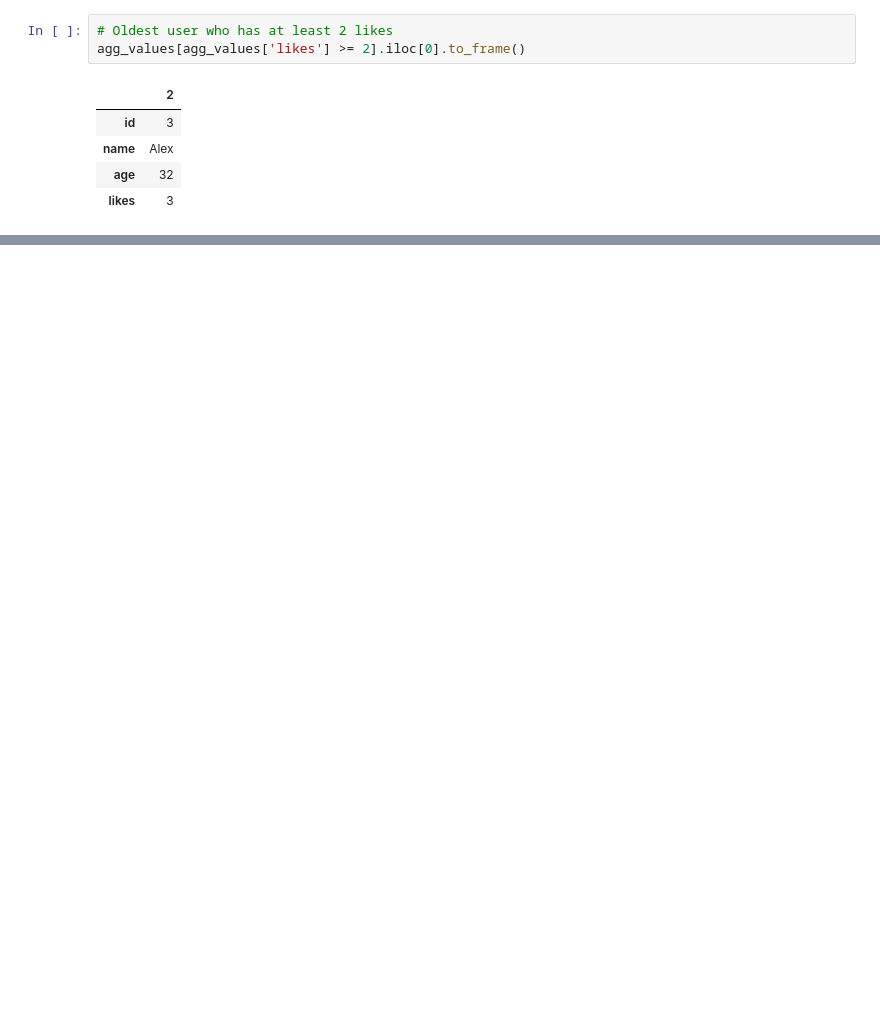
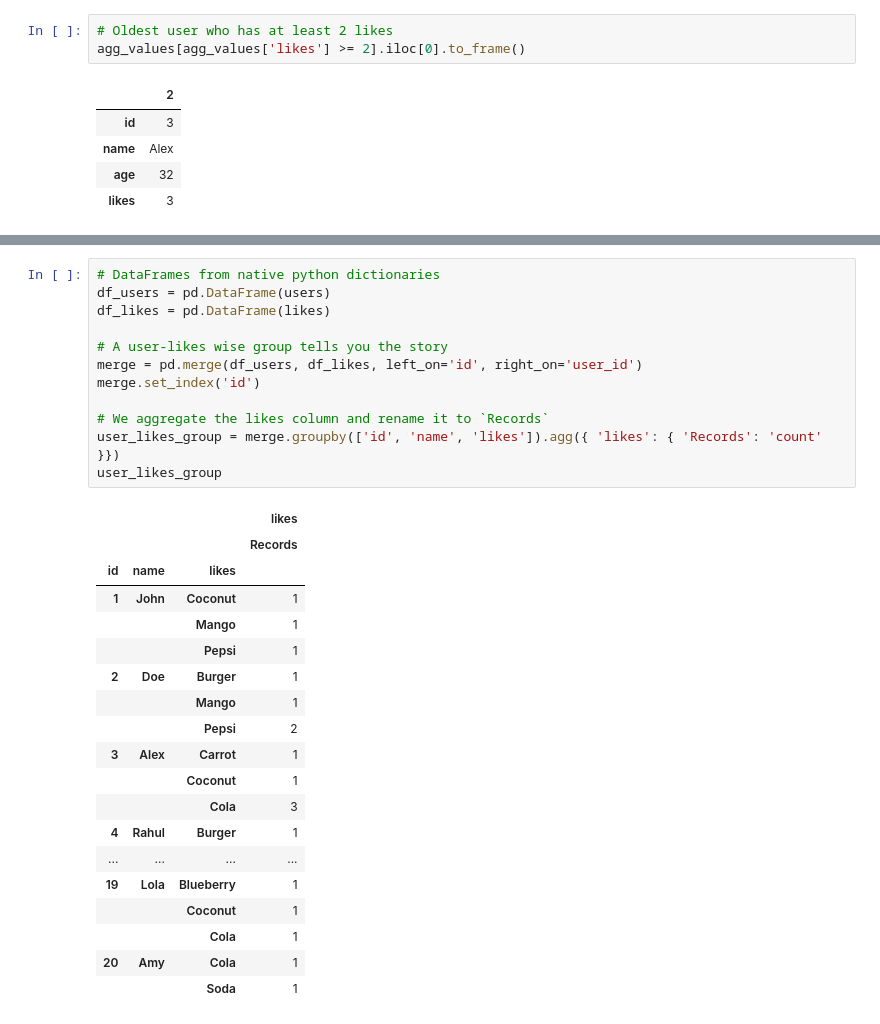
Before and after one commit to dragomirradev/python-data-analysis, a Jupyter notebook: 1-Working-with-relational-data-using-Pandas.ipynb, the cells around one changed output, grey strips where cells are left out. Cells and saved outputs as stored; diff of their text form; blank space fills up the shorter version.

```diff
--- a/1-Working-with-relational-data-using-Pandas.ipynb
+++ b/1-Working-with-relational-data-using-Pandas.ipynb
@@ -281,0 +389,32 @@ agg_values[agg_values['likes'] >= 2].iloc[0].to_frame()
+# %%
+# DataFrames from native python dictionaries
+df_users = pd.DataFrame(users)
+df_likes = pd.DataFrame(likes)
+
+# A user-likes wise group tells you the story
+merge = pd.merge(df_users, df_likes, left_on='id', right_on='user_id')
+merge.set_index('id')
+
+# We aggregate the likes column and rename it to `Records`
+user_likes_group = merge.groupby(['id', 'name', 'likes']).agg({ 'likes': { 'Records': 'count' }})
+user_likes_group
+# %% [output]
+|  |  |  | likes |
+|  |  |  | Records |
+| id | name | likes |  |
+| 1 | John | Coconut | 1 |
+|  |  | Mango | 1 |
+|  |  | Pepsi | 1 |
+| 2 | Doe | Burger | 1 |
+|  |  | Mango | 1 |
+|  |  | Pepsi | 2 |
+| 3 | Alex | Carrot | 1 |
+|  |  | Coconut | 1 |
+|  |  | Cola | 3 |
+| 4 | Rahul | Burger | 1 |
+| ... | ... | ... | ... |
+| 19 | Lola | Blueberry | 1 |
+|  |  | Coconut | 1 |
+|  |  | Cola | 1 |
+| 20 | Amy | Cola | 1 |
+|  |  | Soda | 1 |
```
Also changed, not shown: parts of 9 cells of this notebook.
